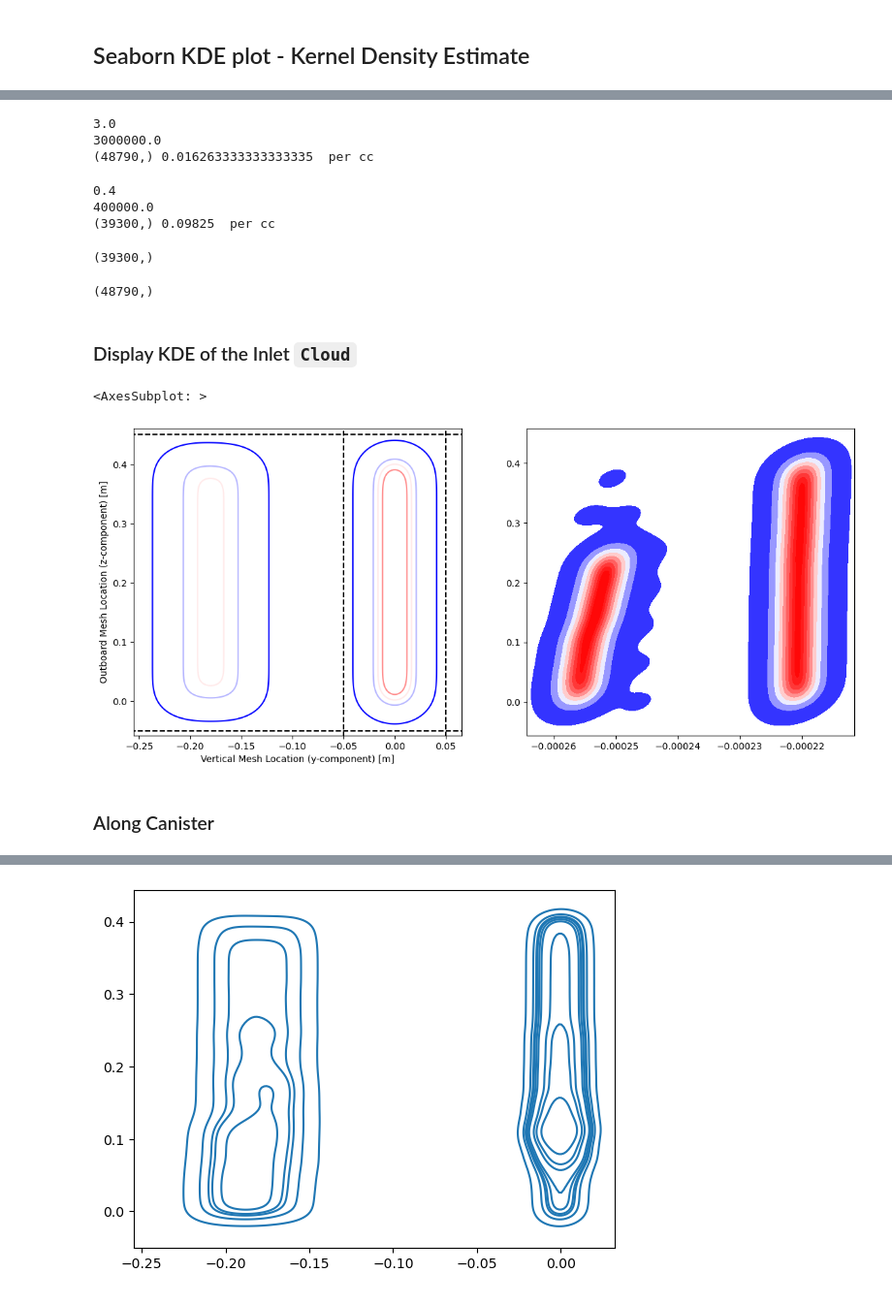
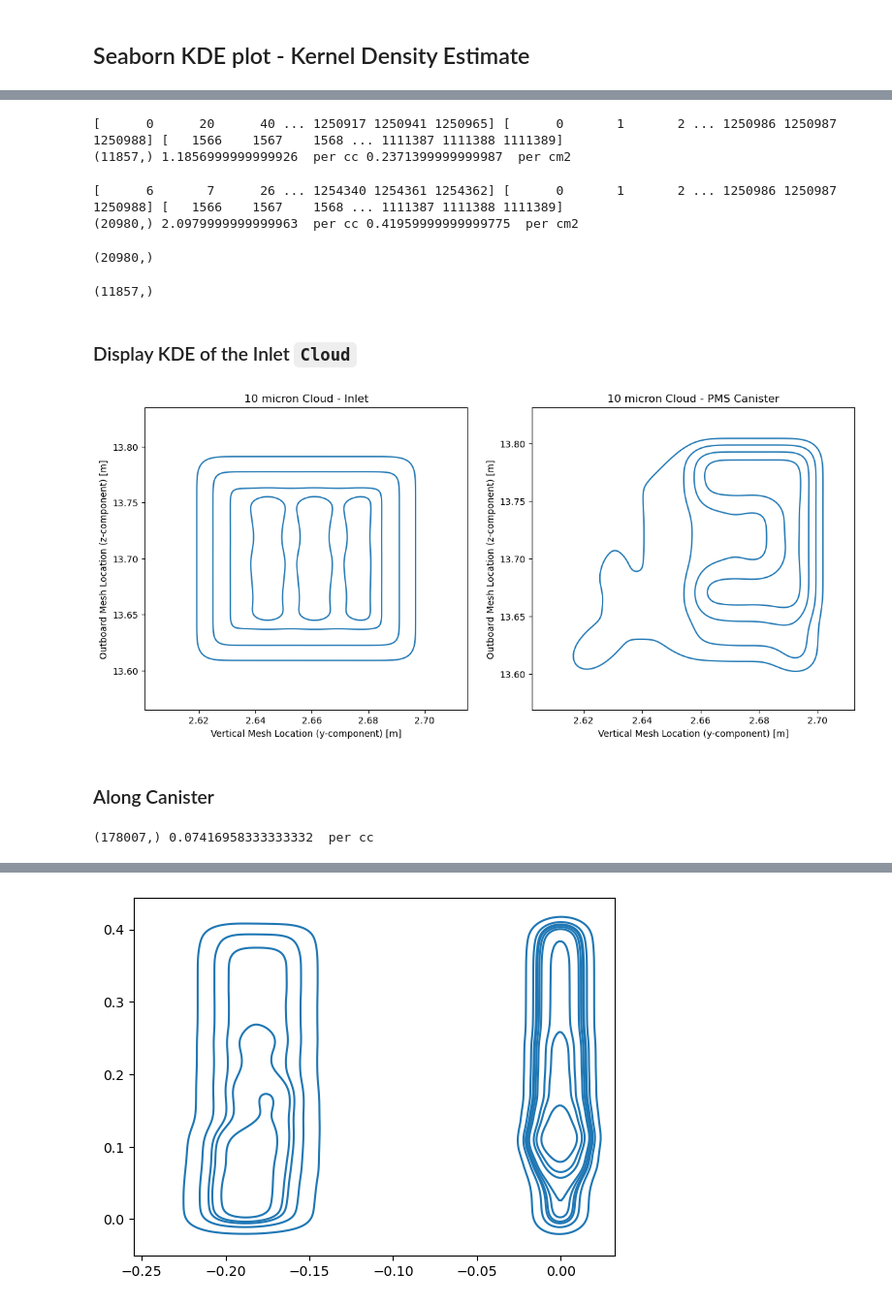
Before and after one commit to jrobrien91/dissertation, a Jupyter notebook: notebooks/CFD/pyvista-particleTracks.ipynb, the cells around one changed output, grey strips where cells are left out. Shown: that part at 97% size. Saved outputs shown, nothing was run; the diff lists cells and outputs as text; code cells hidden in the pictures.

```diff
--- a/notebooks/CFD/pyvista-particleTracks.ipynb
+++ b/notebooks/CFD/pyvista-particleTracks.ipynb
@@ -5,7 +5,7 @@ import matplotlib.pyplot as plt
 import pyvista as pv
 import seaborn as sb
 # %%
-mesh = pv.read('/Users/jrobrien/Dissertation/data/pmsCanister/pmsCanister_v8_tas120_aoa0_900T30_part9/VTK/lagrangian/kinematicCloudTracks/kinematicCloudTracks_1000.vtk')
+mesh = pv.read('/Users/jrobrien/Dissertation/data/solutions/LPT/extended_v4_VTK/lagrangian/kinematicCloudTracks/kinematicCloudTracks_2000.vtk')
 # %%
 mesh
 # %% [output]
@@ -37,7 +38,7 @@ pyvista_ndarray([[-0.37465885]], dtype=float32)
 ## Seaborn KDE plot - Kernel Density Estimate
 # %%
 # Find the default particle field on the inlet
-def define_space(mesh, x=[-8, -7], y=[-0.1, 0.1], z=[0, 0.4]):
+def define_space(mesh, x=[-8, -7], y=[2, 3], z=[13.6, 13.8]):
     """ origin is list of 3D coordinates to find location of """
     def intersect(arr, low, high):
         nlow = np.where(arr > low)
@@ -50,15 +51,22 @@ def define_space(mesh, x=[-8, -7], y=[-0.1, 0.1], z=[0, 0.4]):
         vol_cc = volume * 1e6
         return subset.shape[0] / vol_cc
 
+    def twodi_conc(subset, y, z):
+        """ with subset of particles, give conc of subset """
+        volume2 = abs(y[1] - y[0]) * abs(z[1] - z[0])
+        vol_cc2 = volume2 * 1e6
+        return subset.shape[0] / vol_cc2
+
     # find the points in the mesh near the origin
     # This is ultimately a slice along X; don't care yz distrib
     nx = intersect(mesh.points[:, 0], x[0], x[1])
     ny = intersect(mesh.points[:, 1], y[0], y[1])
     nz = intersect(mesh.points[:, 2], z[0], z[1])
+    print(nx, ny, nz)
     tmpx = np.intersect1d(nx, ny)
     subset = np.intersect1d(tmpx, nz)
     if subset.shape[0] > 1:
-        print(subset.shape, conc(subset, x, y, z), ' per cc')
+        print(subset.shape, conc(subset, x, y, z), ' per cc', twodi_conc(subset, y, z), ' per cm2')
         return subset
     else:
         raise BaseException('NO VALID SUBSET')
@@ -74,65 +81,71 @@ pyvista_ndarray([-7.4999833, -4.9999595, -2.4998834, ...,  2.999914 ,
 # %%
-goose = define_space(mesh, x=[-8, -7], y=[-0.25, 0.5])
+goose = define_space(mesh, x=[-6, -5.8], y=[2.6, 2.85])
 # %% [output]
-3.0
-3000000.0
-(48790,) 0.016263333333333335  per cc
+[      0      20      40 ... 1250917 1250941 1250965] [      0       1       2 ... 1250986 1250987 1250988] [   1566    1567    1568 ... 1111387 1111388 1111389]
+(11857,) 1.1856999999999926  per cc 0.2371399999999987  per cm2
 # %%
-newgoose = define_space(mesh, x=[-1, -0.5])
+newgoose = define_space(mesh, x=[13.8, 14.0], y=[2.6, 2.85])
 # %% [output]
-0.4
-400000.0
-(39300,) 0.09825  per cc
+[      6       7      26 ... 1254340 1254361 1254362] [      0       1       2 ... 1250986 1250987 1250988] [   1566    1567    1568 ... 1111387 1111388 1111389]
+(20980,) 2.0979999999999963  per cc 0.41959999999999775  per cm2
 # %%
 newgoose.shape
 # %% [output]
-(39300,)
+(20980,)
 # %%
 goose.shape
 # %% [output]
-(48790,)
+(11857,)
 # %% [markdown]
 ### Display KDE of the Inlet `Cloud`
 # %%
 fig, axarr = plt.subplots(1, 2, figsize=[14, 6])
 sb.kdeplot(data=mesh.point_data['U'][goose, 0],
            x=mesh.points[goose, 1],
            y=mesh.points[goose, 2],
-           cmap='bwr',
-           levels=5,
-           thresh=0.01,
+           levels=[0, 0.2, 0.4, 0.6, 0.8],
            shade=False,
            ax=axarr[0],
            cbar=False)
 axarr[0].set_ylabel('Outboard Mesh Location (z-component) [m]')
 axarr[0].set_xlabel('Vertical Mesh Location (y-component) [m]')
-axarr[0].axvline(x=0.05, ymin=-0.1, ymax=20, color='k', linestyle='--')
-axarr[0].axvline(x=-0.05, ymin=-0.1, ymax=20, color='k', linestyle='--')
-axarr[0].axhline(y=0.45, xmin=-0.1, xmax=20, color='k', linestyle='--')
-axarr[0].axhline(y=-0.05, xmin=-0.1, xmax=20, color='k', linestyle='--')
-#axarr[0].set_xlim([-0.3, 0.1])
+#axarr[0].axvline(x=-0.24, ymin=-0.1, ymax=20, color='k', linestyle='--')
+#axarr[0].axvline(x=-0.12, ymin=-0.1, ymax=20, color='k', linestyle='--')
+#axarr[0].axhline(y=0.45, xmin=-0.1, xmax=20, color='k', linestyle='--')
+#axarr[0].axhline(y=-0.05, xmin=-0.1, xmax=20, color='k', linestyle='--')
+#axarr[0].set_xlim([-0.1, -0.25])
+axarr[0].set_title('10 micron Cloud - Inlet')
 #axarr[0].set_ylim([-0.1, 0.55])
 
 # zoom in boundaries
 sb.kdeplot(data=mesh.point_data['U'][newgoose, 0],
            x=mesh.points[newgoose, 1],
            y=mesh.points[newgoose, 2],
-           cmap='bwr',
-           thresh=0.01,
-           shade=True,
+           levels=[0, 0.2, 0.4, 0.6, 0.8],
+           shade=False,
            ax=axarr[1],
            cbar=False)
-#axarr[1].set_xlim([-0.3, 0.1])
+#axarr[1].set_xlim([-0.1, -0.25])
+axarr[1].set_ylabel('Outboard Mesh Location (z-component) [m]')
+axarr[1].set_xlabel('Vertical Mesh Location (y-component) [m]')
+axarr[1].set_title('10 micron Cloud - PMS Canister')
+#axarr[1].axvline(x=-0.24, ymin=-0.1, ymax=20, color='k', linestyle='--')
+#axarr[1].axvline(x=-0.12, ymin=-0.1, ymax=20, color='k', linestyle='--')
+#axarr[1].axhline(y=0.45, xmin=-0.1, xmax=20, color='k', linestyle='--')
+#axarr[1].axhline(y=-0.05, xmin=-0.1, xmax=20, color='k', linestyle='--')
+
+plt.savefig('extended_pmsCanister_kde.png')
 #axarr[1].set_ylim([-0.1, 0.55])
 #axarr[1].set_xlim([0.1, -0.3])
 #axarr[1].set_ylim([0.55, -0.1])
 # %% [output]
-<AxesSubplot: >
-[figure, old version]
+[figure, new version]
 # %% [markdown]
 ### Along Canister
 # %%
 kait = define_space(mesh, x=[0, 1], y=[-3, 3])
+# %% [output]
+(178007,) 0.07416958333333332  per cc
 # %%
 fig, axarr = plt.subplots(1, 2, figsize=[14, 6])
 sb.kdeplot(data=mesh.point_data['U'][kait, 0],
```
Also changed, not shown: parts of 9 cells of this notebook, 2 other files.
